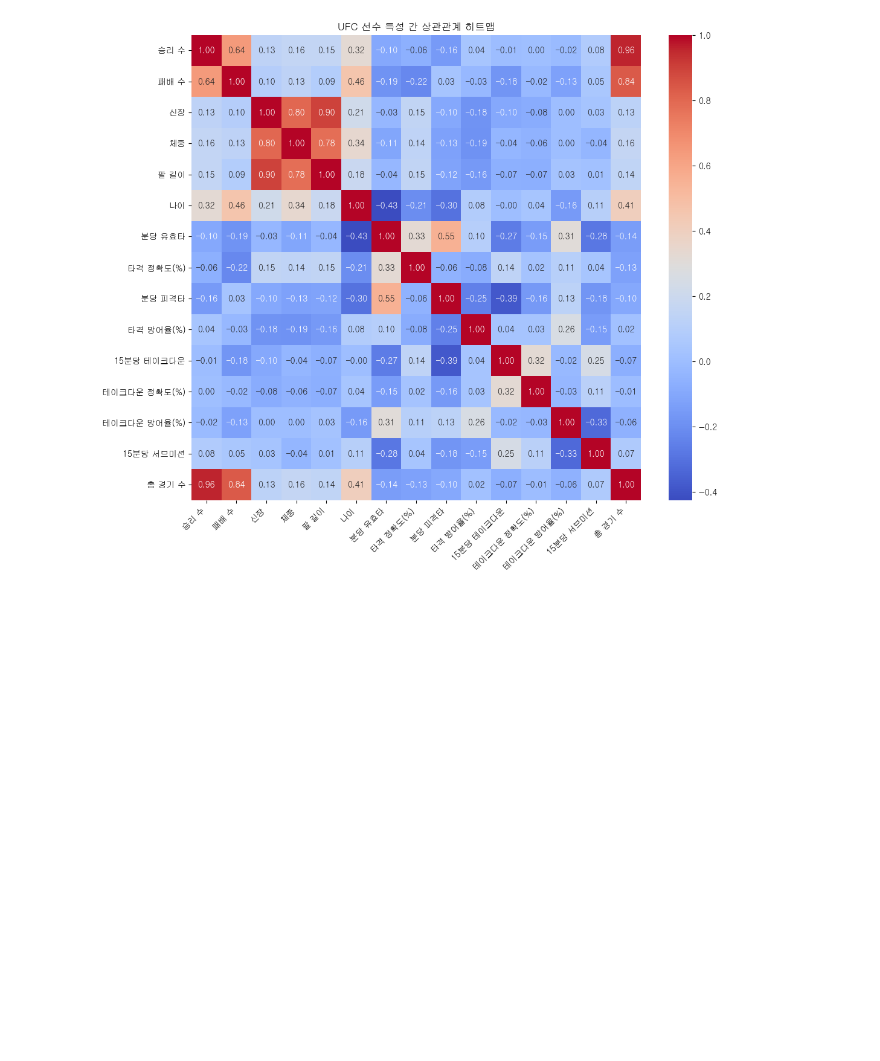
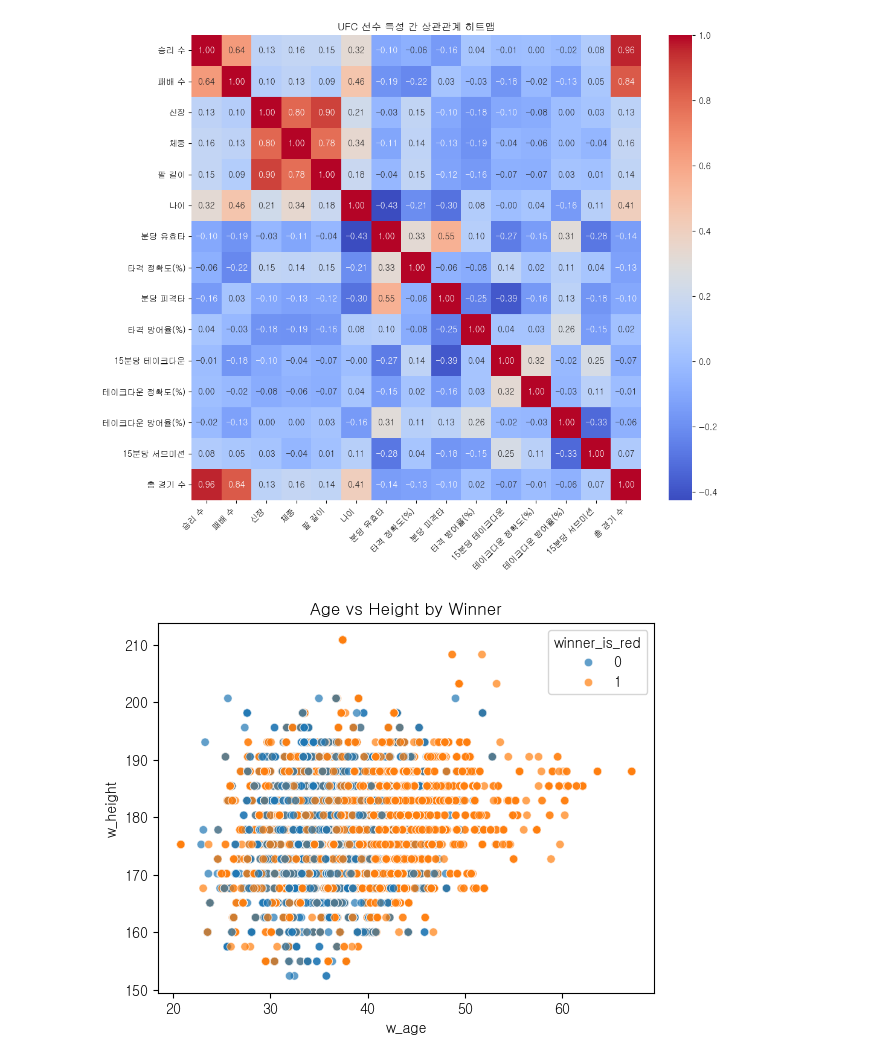
Before and after one commit to Encore-SKN-17/ML_MINI_2TEAM, a Jupyter notebook: ufc/eda.ipynb, the cells around one changed output. Saved outputs shown, nothing was run; the diff lists cells and outputs as text; code cells hidden in the pictures; blank space fills up the shorter version.

```diff
--- a/ufc/eda.ipynb
+++ b/ufc/eda.ipynb
@@ -133,3 +134,9 @@ plt.yticks(rotation=0)
 plt.show()
 # %% [output]
 [figure]
+# %%
+sns.scatterplot(data=df, x='w_age', y='w_height', hue='winner_is_red', alpha=0.7)
+plt.title("Age vs Height by Winner")
+plt.show()
+# %% [output]
+[figure, added]
```
Also changed, not shown: parts of 2 cells of this notebook, 2 other files.
